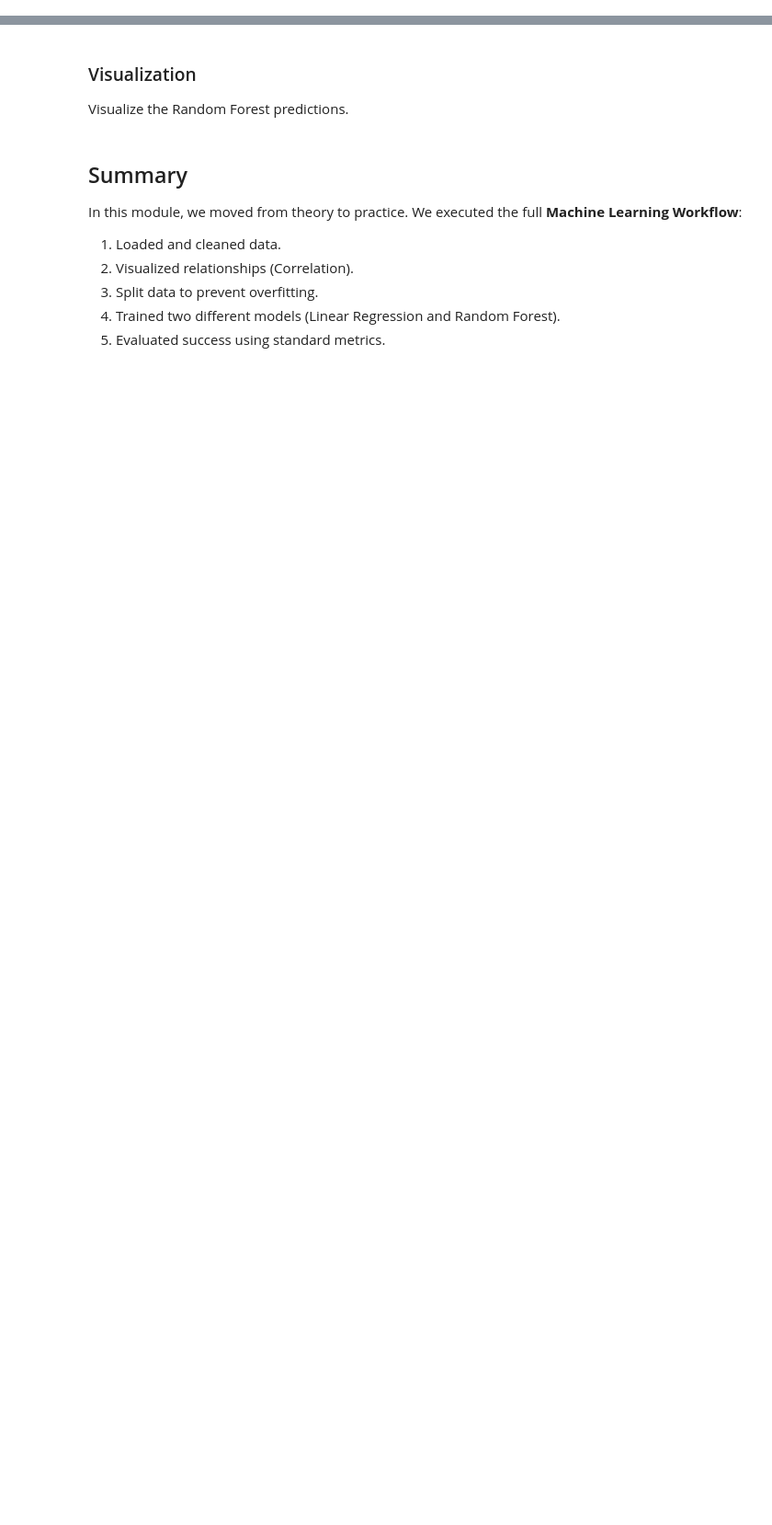
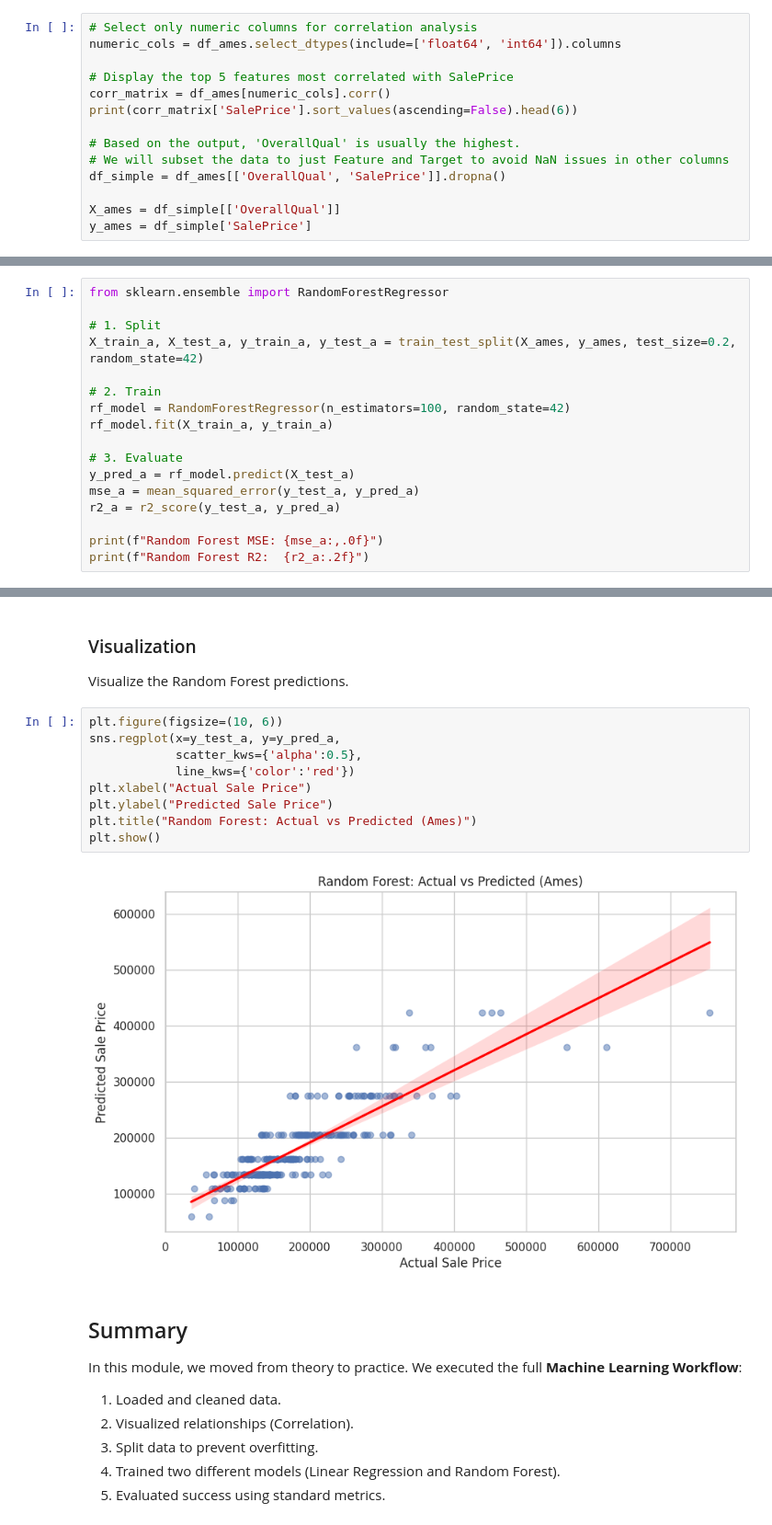
Before and after one commit to UG-Team-Data-Science/ml-workshop, a Jupyter notebook: src/S01 Introduction to Machine Learning/S01C02 The Machine Learning Workflow.ipynb, the cells around one changed output, grey strips where cells are left out. Shown at 92% size. Saved outputs shown, nothing was run; the diff lists cells and outputs as text; blank space fills up the shorter version.

```diff
--- a/src/S01 Introduction to Machine Learning/S01C02 The Machine Learning Workflow.ipynb
+++ b/src/S01 Introduction to Machine Learning/S01C02 The Machine Learning Workflow.ipynb
@@ -134,3 +179,17 @@ The dataset is large. To keep things simple for this exercise:
 
 1.  Calculate correlations for numeric columns only.
 2.  Select only the feature with the highest correlation to `SalePrice`.
+# %%
+# Select only numeric columns for correlation analysis
+numeric_cols = df_ames.select_dtypes(include=['float64', 'int64']).columns
+
+# Display the top 5 features most correlated with SalePrice
+corr_matrix = df_ames[numeric_cols].corr()
+print(corr_matrix['SalePrice'].sort_values(ascending=False).head(6))
+
+# Based on the output, 'OverallQual' is usually the highest.
+# We will subset the data to just Feature and Target to avoid NaN issues in other columns
+df_simple = df_ames[['OverallQual', 'SalePrice']].dropna()
+
+X_ames = df_simple[['OverallQual']]
+y_ames = df_simple['SalePrice']
@@ -142,3 +209,20 @@ Instead of Linear Regression, use a ****Random Forest Regressor****. This is a m
 -   Split the data (80/20).
 -   Train the model.
 -   Evaluate with MSE and $R^2$.
+# %%
+from sklearn.ensemble import RandomForestRegressor
+
+# 1. Split
+X_train_a, X_test_a, y_train_a, y_test_a = train_test_split(X_ames, y_ames, test_size=0.2, random_state=42)
+
+# 2. Train
+rf_model = RandomForestRegressor(n_estimators=100, random_state=42)
+rf_model.fit(X_train_a, y_train_a)
+
+# 3. Evaluate
+y_pred_a = rf_model.predict(X_test_a)
+mse_a = mean_squared_error(y_test_a, y_pred_a)
+r2_a = r2_score(y_test_a, y_pred_a)
+
+print(f"Random Forest MSE: {mse_a:,.0f}")
+print(f"Random Forest R2:  {r2_a:.2f}")
@@ -146,6 +233,17 @@ Instead of Linear Regression, use a ****Random Forest Regressor****. This is a m
 ### Visualization
 
 Visualize the Random Forest predictions.
+# %%
+plt.figure(figsize=(10, 6))
+sns.regplot(x=y_test_a, y=y_pred_a,
+            scatter_kws={'alpha':0.5},
+            line_kws={'color':'red'})
+plt.xlabel("Actual Sale Price")
+plt.ylabel("Predicted Sale Price")
+plt.title("Random Forest: Actual vs Predicted (Ames)")
+plt.show()
+# %% [output]
+[figure, added]
 # %% [markdown]
 ## Summary
 
```
Also changed, not shown: parts of 11 cells of this notebook, 8 other files.
